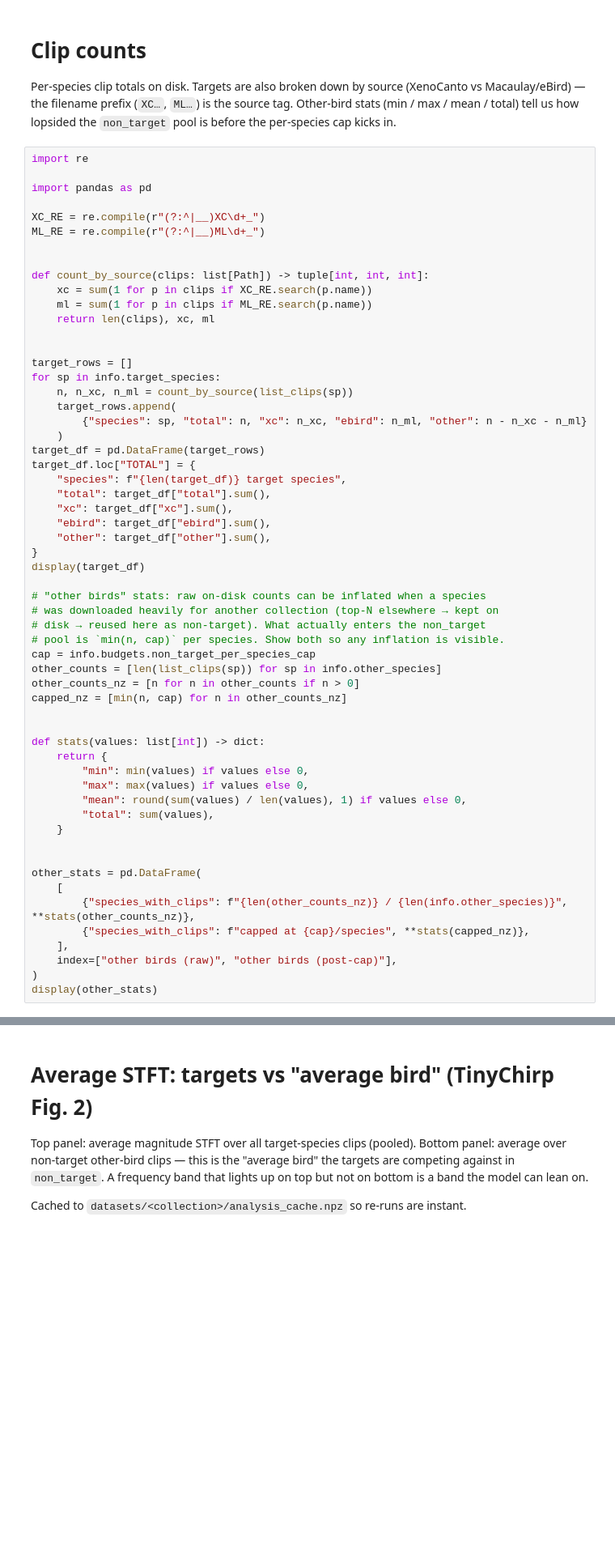
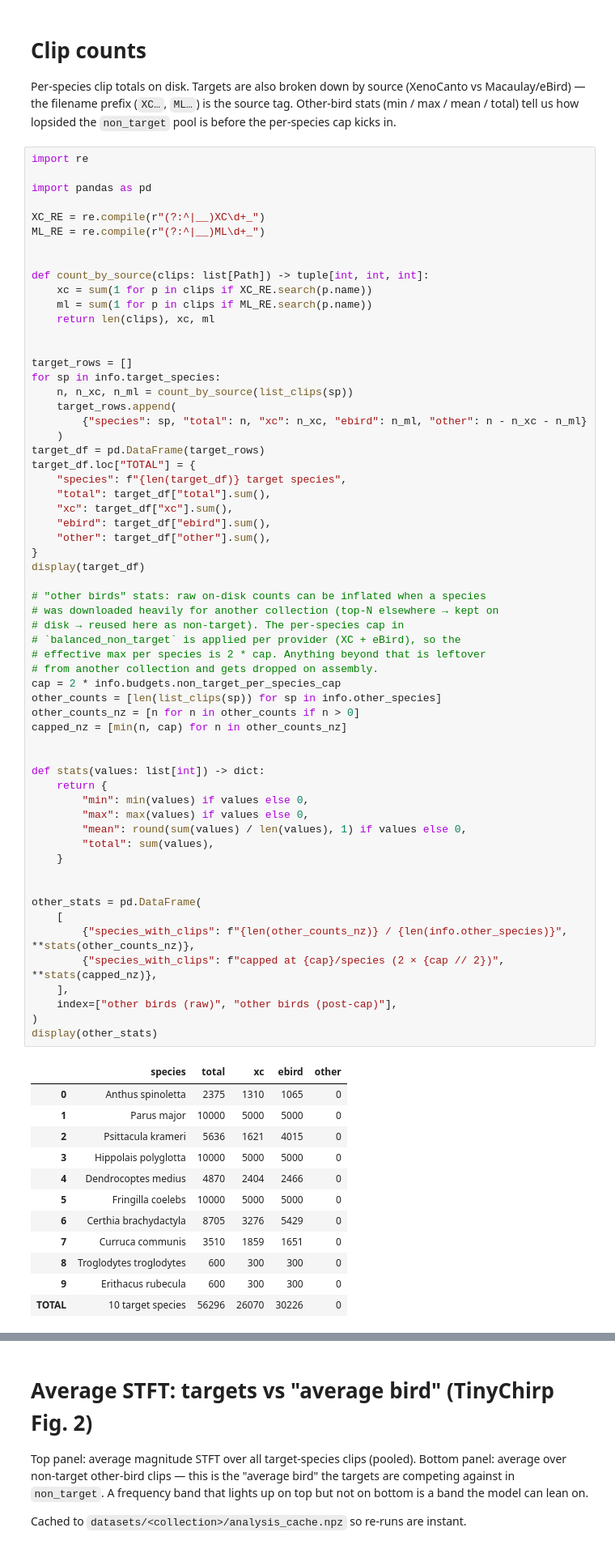
Before and after one commit to NathanDuboisset/multi-chirp, a Jupyter notebook: building/geographic_scale/dataset_analysis.ipynb, the cells around one changed output, grey strips where cells are left out. Shown at 81% size. Saved outputs shown, nothing was run; the diff lists cells and outputs as text; blank space fills up the shorter version.

```diff
--- a/building/geographic_scale/dataset_analysis.ipynb
+++ b/building/geographic_scale/dataset_analysis.ipynb
@@ -177,34 +182,49 @@ target_df.loc["TOTAL"] = {
     "total": target_df["total"].sum(),
     "xc": target_df["xc"].sum(),
     "ebird": target_df["ebird"].sum(),
     "other": target_df["other"].sum(),
 }
 display(target_df)
 
 # "other birds" stats: raw on-disk counts can be inflated when a species
 # was downloaded heavily for another collection (top-N elsewhere → kept on
-# disk → reused here as non-target). What actually enters the non_target
-# pool is `min(n, cap)` per species. Show both so any inflation is visible.
-cap = info.budgets.non_target_per_species_cap
+# disk → reused here as non-target). The per-species cap in
+# `balanced_non_target` is applied per provider (XC + eBird), so the
+# effective max per species is 2 * cap. Anything beyond that is leftover
+# from another collection and gets dropped on assembly.
+cap = 2 * info.budgets.non_target_per_species_cap
 other_counts = [len(list_clips(sp)) for sp in info.other_species]
 other_counts_nz = [n for n in other_counts if n > 0]
 capped_nz = [min(n, cap) for n in other_counts_nz]
 
 
 def stats(values: list[int]) -> dict:
     return {
         "min": min(values) if values else 0,
         "max": max(values) if values else 0,
         "mean": round(sum(values) / len(values), 1) if values else 0,
         "total": sum(values),
     }
 
 
 other_stats = pd.DataFrame(
     [
         {"species_with_clips": f"{len(other_counts_nz)} / {len(info.other_species)}", **stats(other_counts_nz)},
-        {"species_with_clips": f"capped at {cap}/species", **stats(capped_nz)},
+        {"species_with_clips": f"capped at {cap}/species (2 × {cap // 2})", **stats(capped_nz)},
     ],
     index=["other birds (raw)", "other birds (post-cap)"],
 )
 display(other_stats)
+# %% [output]
+|  | species | total | xc | ebird | other |
+| 0 | Anthus spinoletta | 2375 | 1310 | 1065 | 0 |
+| 1 | Parus major | 10000 | 5000 | 5000 | 0 |
+| 2 | Psittacula krameri | 5636 | 1621 | 4015 | 0 |
+| 3 | Hippolais polyglotta | 10000 | 5000 | 5000 | 0 |
+| 4 | Dendrocoptes medius | 4870 | 2404 | 2466 | 0 |
+| 5 | Fringilla coelebs | 10000 | 5000 | 5000 | 0 |
+| 6 | Certhia brachydactyla | 8705 | 3276 | 5429 | 0 |
+| 7 | Curruca communis | 3510 | 1859 | 1651 | 0 |
+| 8 | Troglodytes troglodytes | 600 | 300 | 300 | 0 |
+| 9 | Erithacus rubecula | 600 | 300 | 300 | 0 |
+| TOTAL | 10 target species | 56296 | 26070 | 30226 | 0 |
```
Also changed, not shown: parts of 14 cells of this notebook, 7 other files.
